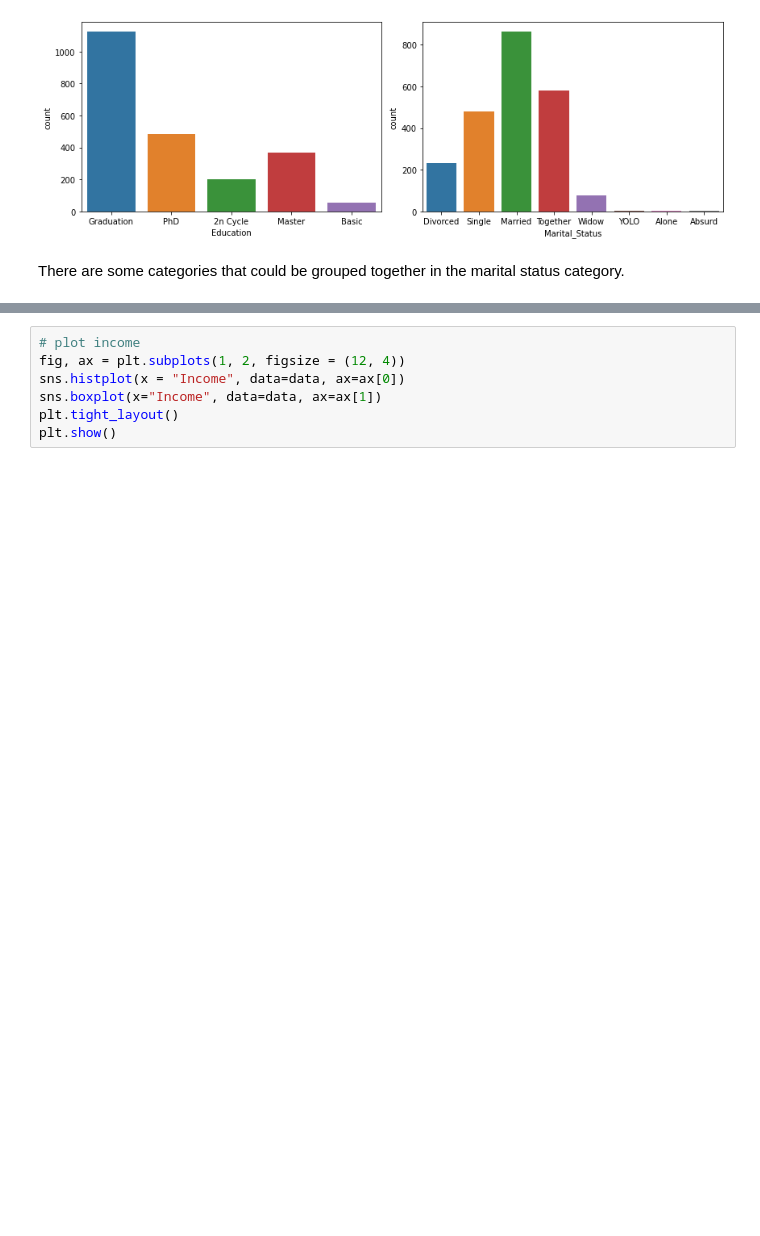
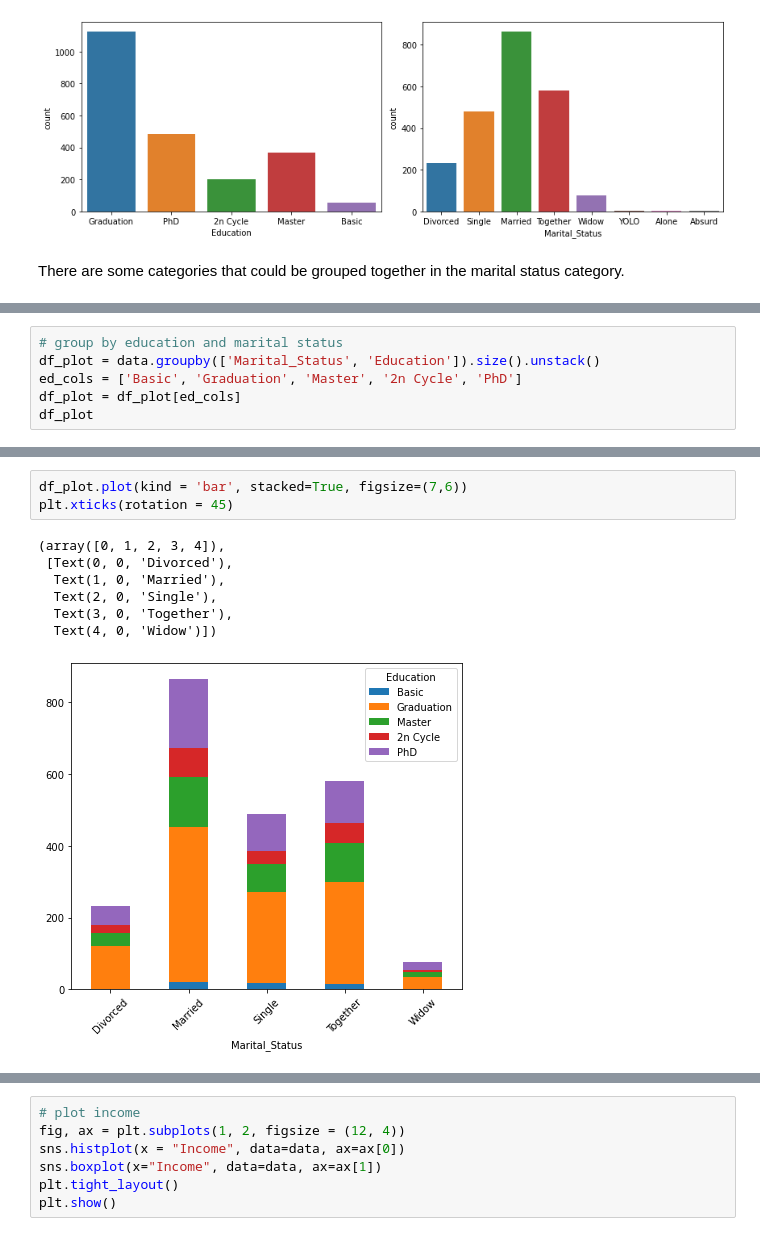
Before and after one commit to jma199/business-marketing-case-study, a Jupyter notebook: 1 eda.ipynb, the cells around one changed output, grey strips where cells are left out. Drawn from its saved outputs; the diff is of its cells as text; blank space fills up the shorter version.

```diff
--- a/1 eda.ipynb
+++ b/1 eda.ipynb
@@ -154,3 +173,9 @@ data['Marital_Status'] = data['Marital_Status'].replace(solo_status, 'Single')
 print(data.Marital_Status.unique())
 # %% [output]
 ['Divorced' 'Single' 'Married' 'Together' 'Widow']
+# %%
+# group by education and marital status
+df_plot = data.groupby(['Marital_Status', 'Education']).size().unstack()
+ed_cols = ['Basic', 'Graduation', 'Master', '2n Cycle', 'PhD']
+df_plot = df_plot[ed_cols]
+df_plot
@@ -156,0 +190,11 @@ print(data.Marital_Status.unique())
+# %%
+df_plot.plot(kind = 'bar', stacked=True, figsize=(7,6))
+plt.xticks(rotation = 45)
+# %% [output]
+(array([0, 1, 2, 3, 4]),
+ [Text(0, 0, 'Divorced'),
+  Text(1, 0, 'Married'),
+  Text(2, 0, 'Single'),
+  Text(3, 0, 'Together'),
+  Text(4, 0, 'Widow')])
+[figure, added]
```
Also changed, not shown: parts of 35 cells of this notebook.
